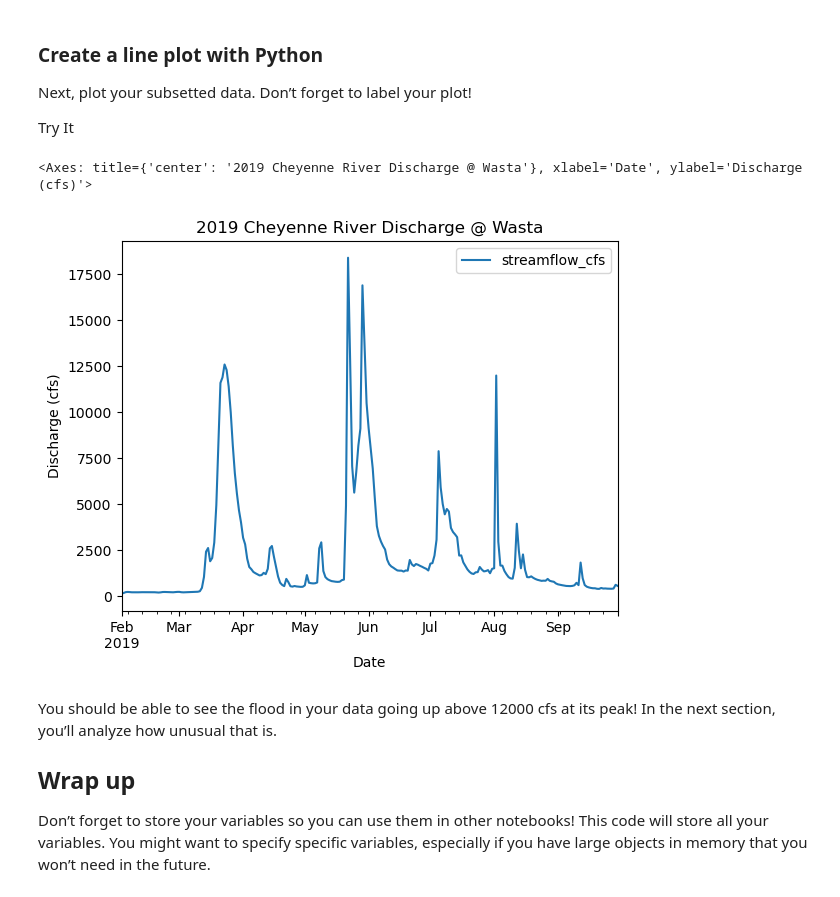
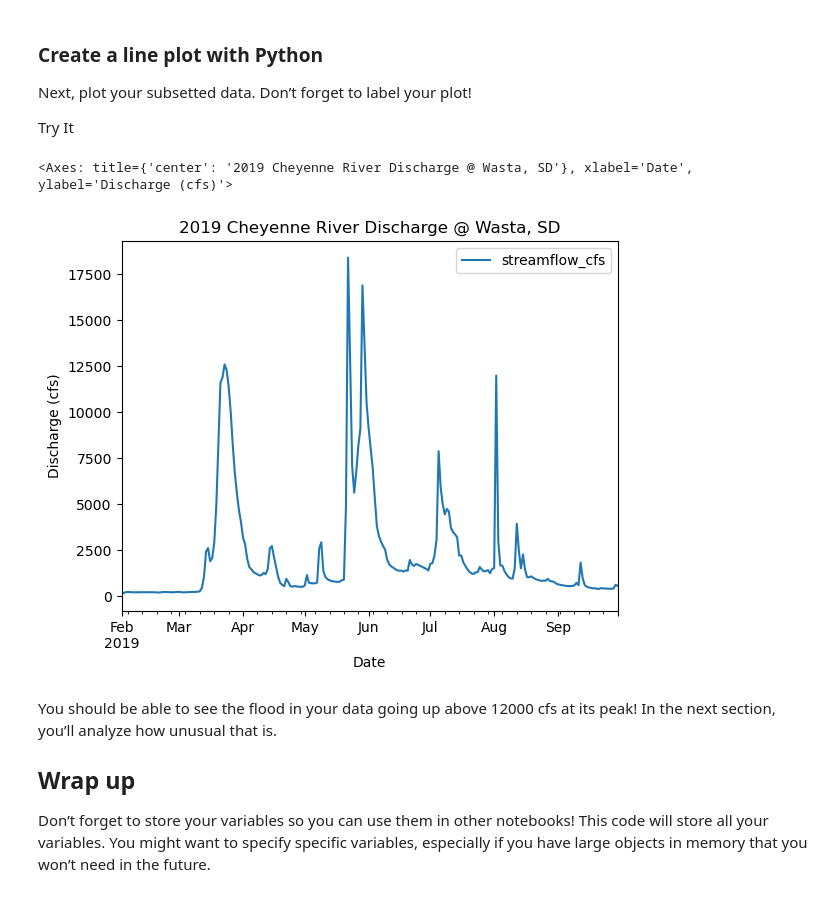
Before and after one commit to cu-esiil-edu/02-flood-drg799802, a Jupyter notebook: notebooks/flood-03-plot.ipynb, the cells around one changed output. Drawn from its saved outputs; the diff is of its cells as text; code cells hidden in the pictures.

```diff
--- a/notebooks/flood-03-plot.ipynb
+++ b/notebooks/flood-03-plot.ipynb
@@ -77,15 +77,15 @@ Next, plot your subsetted data. Don’t forget to label your plot!
 # %%
 # plot the data
 (
     discharge_2019
     .plot(
         xlabel='Date',
         ylabel='Discharge (cfs)',
-        title='2019 Cheyenne River Discharge @ Wasta')
+        title='2019 Cheyenne River Discharge @ Wasta, SD')
 )
 # %% [output]
-<Axes: title={'center': '2019 Cheyenne River Discharge @ Wasta'}, xlabel='Date', ylabel='Discharge (cfs)'>
+<Axes: title={'center': '2019 Cheyenne River Discharge @ Wasta, SD'}, xlabel='Date', ylabel='Discharge (cfs)'>
-[figure, old version]
+[figure, new version]
 # %% [markdown]
 You should be able to see the flood in your data going up above 12000
 cfs at its peak! In the next section, you’ll analyze how unusual that
```
